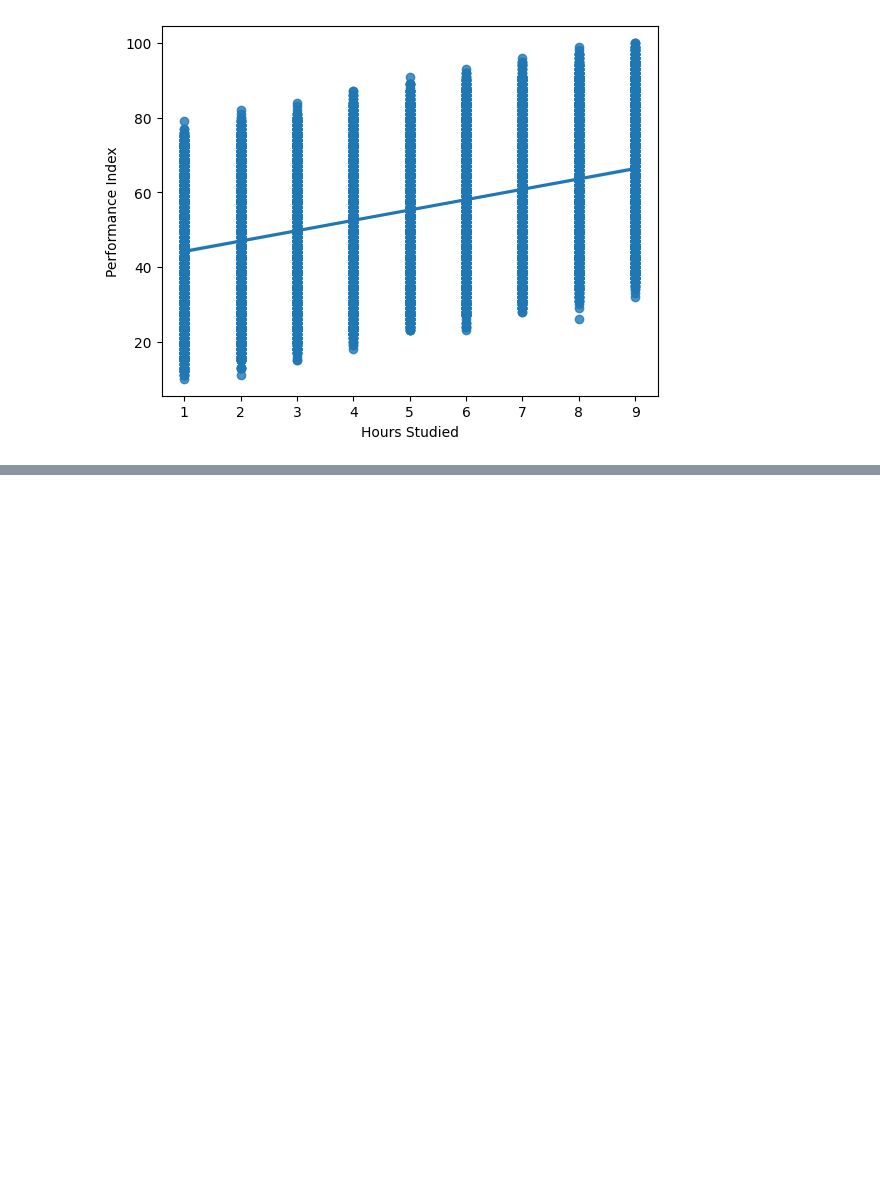
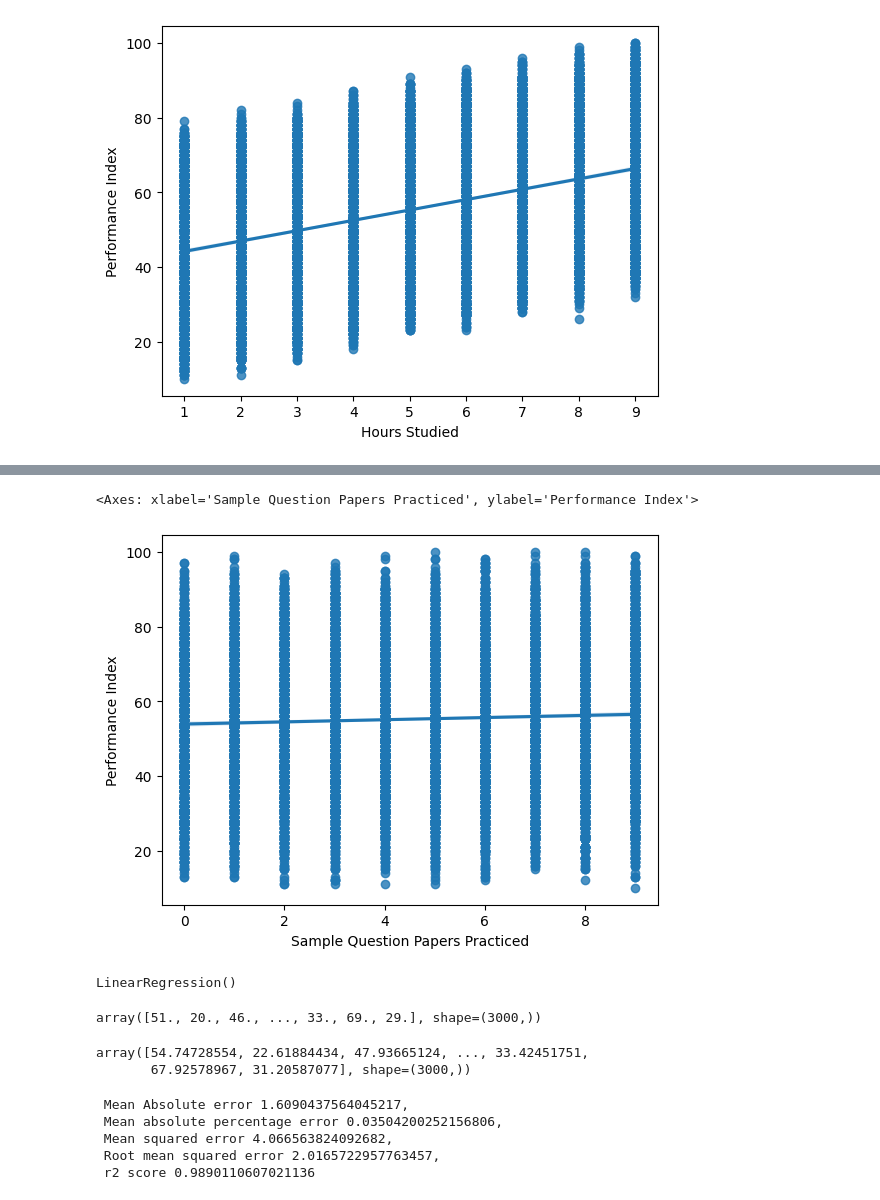
Before and after one commit to Devjith-P/Machine-Learning, a Jupyter notebook: Linear Regression/student_performance.ipynb, the cells around one changed output, grey strips where cells are left out. Drawn from its saved outputs; the diff is of its cells as text; code cells hidden in the pictures; blank space fills up the shorter version.

```diff
--- a/Linear Regression/student_performance.ipynb
+++ b/Linear Regression/student_performance.ipynb
@@ -86,0 +105,5 @@ sns.regplot(x=df['Hours Studied'],y=y)
+# %%
+sns.regplot(x=df['Sample Question Papers Practiced'],y=y)
+# %% [output]
+<Axes: xlabel='Sample Question Papers Practiced', ylabel='Performance Index'>
+[figure, added]
@@ -86,0 +114,7 @@ sns.regplot(x=df['Hours Studied'],y=y)
+# %%
+from sklearn.linear_model import LinearRegression
+
+model = LinearRegression()
+model.fit(x_train,y_train)
+# %% [output]
+LinearRegression()
@@ -86,0 +123,9 @@ sns.regplot(x=df['Hours Studied'],y=y)
+# %%
+y_test.values
+# %% [output]
+array([51., 20., 46., ..., 33., 69., 29.], shape=(3000,))
+# %%
+y_pred
+# %% [output]
+array([54.74728554, 22.61884434, 47.93665124, ..., 33.42451751,
+       67.92578967, 31.20587077], shape=(3000,))
@@ -86,0 +140,8 @@ sns.regplot(x=df['Hours Studied'],y=y)
+# %%
+print(f" Mean Absolute error {mae},\n Mean absolute percentage error {mape},\n Mean squared error {mse},\n Root mean squared error {rmse},\n r2 score {r2score}")
+# %% [output]
+ Mean Absolute error 1.6090437564045217,
+ Mean absolute percentage error 0.03504200252156806,
+ Mean squared error 4.066563824092682,
+ Root mean squared error 2.0165722957763457,
+ r2 score 0.9890110607021136
```
Also changed, not shown: parts of 9 cells of this notebook, 1 other file.
